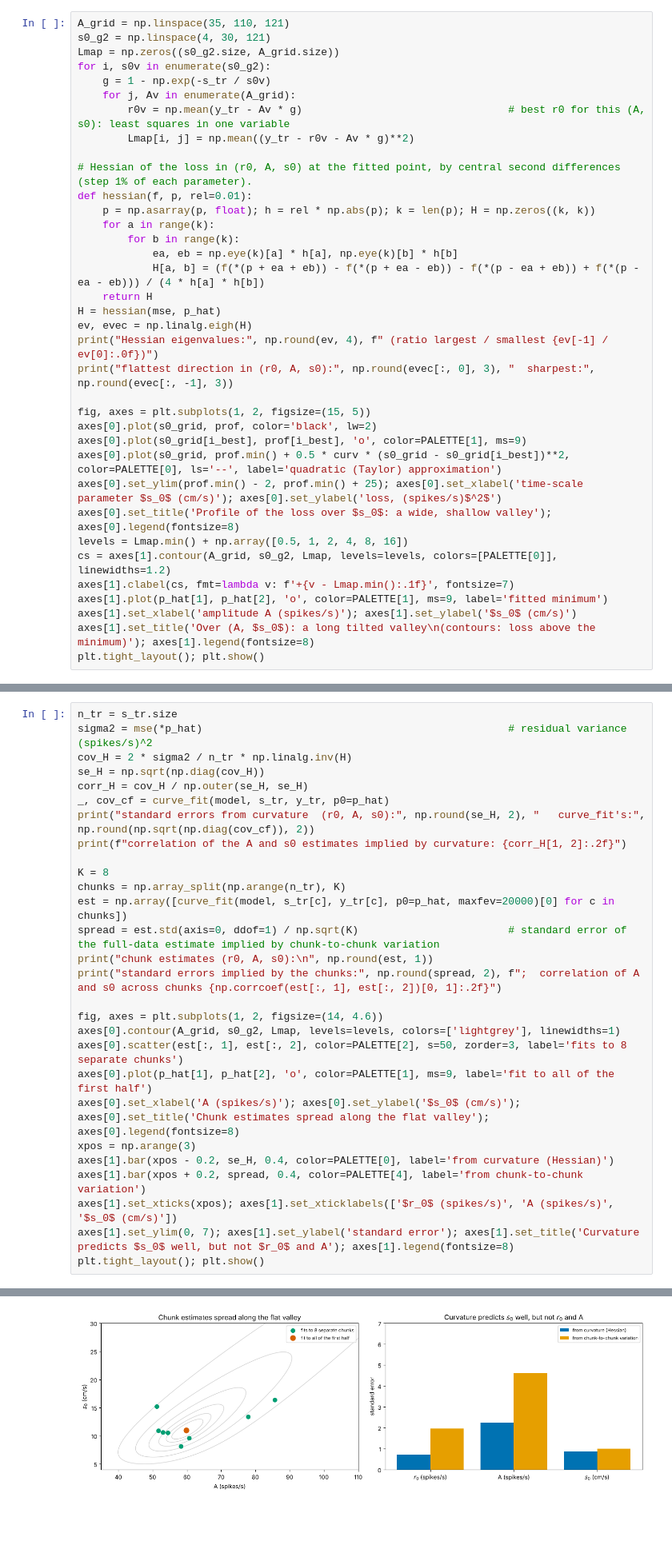
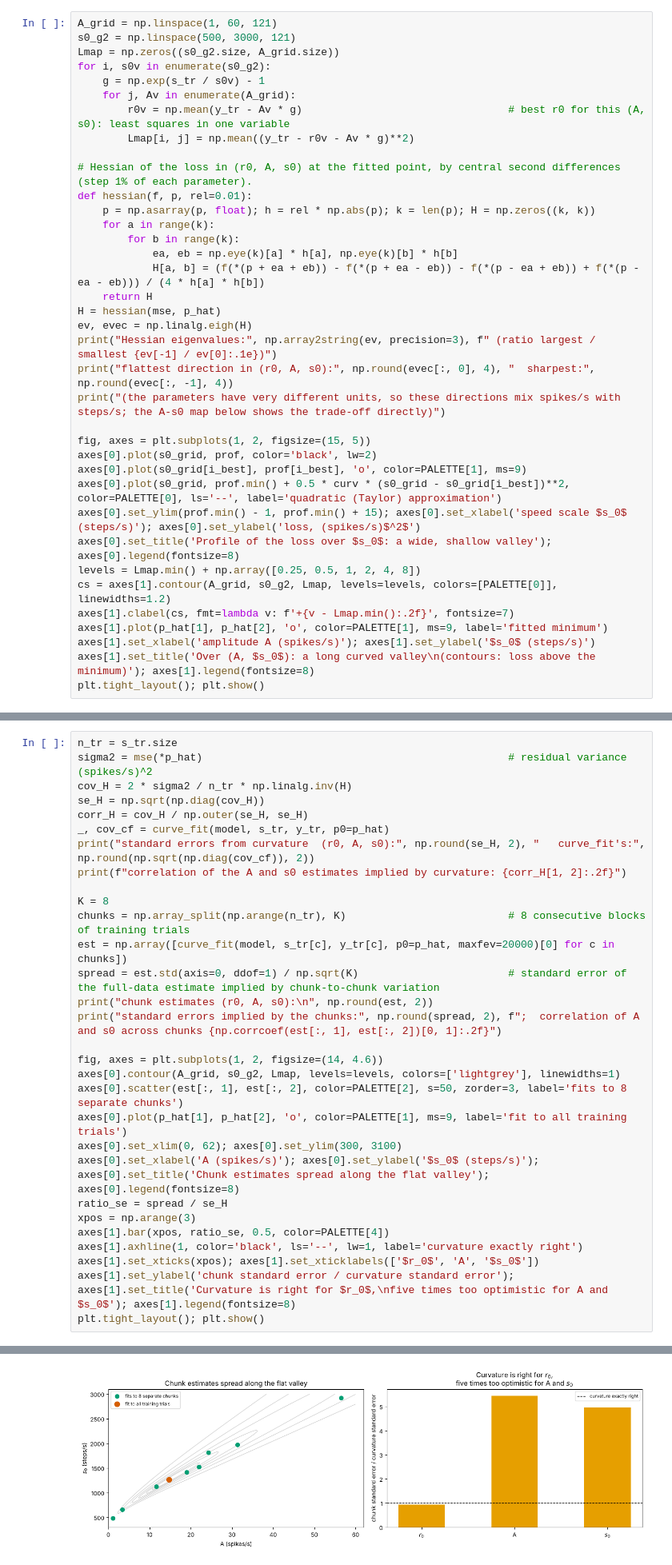
Before and after one commit to peter-adepoju/math-neuro-ml, a Jupyter notebook: week3/lesson11/Lesson11_Teaching_Notebook.ipynb, the cells around one changed output, grey strips where cells are left out. Shown at 80% size. Cells and saved outputs as stored; diff of their text form; blank space fills up the shorter version.

```diff
--- a/week3/lesson11/Lesson11_Teaching_Notebook.ipynb
+++ b/week3/lesson11/Lesson11_Teaching_Notebook.ipynb
@@ -444,9 +453,9 @@ profile minimum at s0 = 11.0 cm/s;  loss rises by only 0.52% at s0 = 20 and 1.51
 # %%
-A_grid = np.linspace(35, 110, 121)
-s0_g2 = np.linspace(4, 30, 121)
+A_grid = np.linspace(1, 60, 121)
+s0_g2 = np.linspace(500, 3000, 121)
 Lmap = np.zeros((s0_g2.size, A_grid.size))
 for i, s0v in enumerate(s0_g2):
-    g = 1 - np.exp(-s_tr / s0v)
+    g = np.exp(s_tr / s0v) - 1
     for j, Av in enumerate(A_grid):
         r0v = np.mean(y_tr - Av * g)                                 # best r0 for this (A, s0): least squares in one variable
         Lmap[i, j] = np.mean((y_tr - r0v - Av * g)**2)
@@ -461,20 +470,21 @@ def hessian(f, p, rel=0.01):
     return H
 H = hessian(mse, p_hat)
 ev, evec = np.linalg.eigh(H)
-print("Hessian eigenvalues:", np.round(ev, 4), f" (ratio largest / smallest {ev[-1] / ev[0]:.0f})")
-print("flattest direction in (r0, A, s0):", np.round(evec[:, 0], 3), "  sharpest:", np.round(evec[:, -1], 3))
+print("Hessian eigenvalues:", np.array2string(ev, precision=3), f" (ratio largest / smallest {ev[-1] / ev[0]:.1e})")
+print("flattest direction in (r0, A, s0):", np.round(evec[:, 0], 4), "  sharpest:", np.round(evec[:, -1], 4))
+print("(the parameters have very different units, so these directions mix spikes/s with steps/s; the A-s0 map below shows the trade-off directly)")
 
 fig, axes = plt.subplots(1, 2, figsize=(15, 5))
 axes[0].plot(s0_grid, prof, color='black', lw=2)
 axes[0].plot(s0_grid[i_best], prof[i_best], 'o', color=PALETTE[1], ms=9)
 axes[0].plot(s0_grid, prof.min() + 0.5 * curv * (s0_grid - s0_grid[i_best])**2, color=PALETTE[0], ls='--', label='quadratic (Taylor) approximation')
-axes[0].set_ylim(prof.min() - 2, prof.min() + 25); axes[0].set_xlabel('time-scale parameter $s_0$ (cm/s)'); axes[0].set_ylabel('loss, (spikes/s)$^2$')
+axes[0].set_ylim(prof.min() - 1, prof.min() + 15); axes[0].set_xlabel('speed scale $s_0$ (steps/s)'); axes[0].set_ylabel('loss, (spikes/s)$^2$')
 axes[0].set_title('Profile of the loss over $s_0$: a wide, shallow valley'); axes[0].legend(fontsize=8)
-levels = Lmap.min() + np.array([0.5, 1, 2, 4, 8, 16])
+levels = Lmap.min() + np.array([0.25, 0.5, 1, 2, 4, 8])
 cs = axes[1].contour(A_grid, s0_g2, Lmap, levels=levels, colors=[PALETTE[0]], linewidths=1.2)
-axes[1].clabel(cs, fmt=lambda v: f'+{v - Lmap.min():.1f}', fontsize=7)
+axes[1].clabel(cs, fmt=lambda v: f'+{v - Lmap.min():.2f}', fontsize=7)
 axes[1].plot(p_hat[1], p_hat[2], 'o', color=PALETTE[1], ms=9, label='fitted minimum')
-axes[1].set_xlabel('amplitude A (spikes/s)'); axes[1].set_ylabel('$s_0$ (cm/s)')
-axes[1].set_title('Over (A, $s_0$): a long tilted valley\n(contours: loss above the minimum)'); axes[1].legend(fontsize=8)
+axes[1].set_xlabel('amplitude A (spikes/s)'); axes[1].set_ylabel('$s_0$ (steps/s)')
+axes[1].set_title('Over (A, $s_0$): a long curved valley\n(contours: loss above the minimum)'); axes[1].legend(fontsize=8)
 plt.tight_layout(); plt.show()
 # %% [output]
@@ -502,21 +513,23 @@ print("standard errors from curvature  (r0, A, s0):", np.round(se_H, 2), "   cur
 print(f"correlation of the A and s0 estimates implied by curvature: {corr_H[1, 2]:.2f}")
 
 K = 8
-chunks = np.array_split(np.arange(n_tr), K)
+chunks = np.array_split(np.arange(n_tr), K)                          # 8 consecutive blocks of training trials
 est = np.array([curve_fit(model, s_tr[c], y_tr[c], p0=p_hat, maxfev=20000)[0] for c in chunks])
 spread = est.std(axis=0, ddof=1) / np.sqrt(K)                        # standard error of the full-data estimate implied by chunk-to-chunk variation
-print("chunk estimates (r0, A, s0):\n", np.round(est, 1))
+print("chunk estimates (r0, A, s0):\n", np.round(est, 2))
 print("standard errors implied by the chunks:", np.round(spread, 2), f";  correlation of A and s0 across chunks {np.corrcoef(est[:, 1], est[:, 2])[0, 1]:.2f}")
 
 fig, axes = plt.subplots(1, 2, figsize=(14, 4.6))
 axes[0].contour(A_grid, s0_g2, Lmap, levels=levels, colors=['lightgrey'], linewidths=1)
 axes[0].scatter(est[:, 1], est[:, 2], color=PALETTE[2], s=50, zorder=3, label='fits to 8 separate chunks')
-axes[0].plot(p_hat[1], p_hat[2], 'o', color=PALETTE[1], ms=9, label='fit to all of the first half')
-axes[0].set_xlabel('A (spikes/s)'); axes[0].set_ylabel('$s_0$ (cm/s)'); axes[0].set_title('Chunk estimates spread along the flat valley'); axes[0].legend(fontsize=8)
+axes[0].plot(p_hat[1], p_hat[2], 'o', color=PALETTE[1], ms=9, label='fit to all training trials')
+axes[0].set_xlim(0, 62); axes[0].set_ylim(300, 3100)
+axes[0].set_xlabel('A (spikes/s)'); axes[0].set_ylabel('$s_0$ (steps/s)'); axes[0].set_title('Chunk estimates spread along the flat valley'); axes[0].legend(fontsize=8)
+ratio_se = spread / se_H
 xpos = np.arange(3)
-axes[1].bar(xpos - 0.2, se_H, 0.4, color=PALETTE[0], label='from curvature (Hessian)')
-axes[1].bar(xpos + 0.2, spread, 0.4, color=PALETTE[4], label='from chunk-to-chunk variation')
-axes[1].set_xticks(xpos); axes[1].set_xticklabels(['$r_0$ (spikes/s)', 'A (spikes/s)', '$s_0$ (cm/s)'])
-axes[1].set_ylim(0, 7); axes[1].set_ylabel('standard error'); axes[1].set_title('Curvature predicts $s_0$ well, but not $r_0$ and A'); axes[1].legend(fontsize=8)
+axes[1].bar(xpos, ratio_se, 0.5, color=PALETTE[4])
+axes[1].axhline(1, color='black', ls='--', lw=1, label='curvature exactly right')
+axes[1].set_xticks(xpos); axes[1].set_xticklabels(['$r_0$', 'A', '$s_0$'])
+axes[1].set_ylabel('chunk standard error / curvature standard error'); axes[1].set_title('Curvature is right for $r_0$,\nfive times too optimistic for A and $s_0$'); axes[1].legend(fontsize=8)
 plt.tight_layout(); plt.show()
 # %% [output]
@@ -535,3 +548,3 @@ standard errors implied by the chunks: [1.96 4.61 1.01] ;  correlation of A and
-[figure, old version]
+[figure, new version]
 # %% [markdown]
 **Interpretation.**
```
Also changed, not shown: parts of 7 cells of this notebook, 3 other files.
